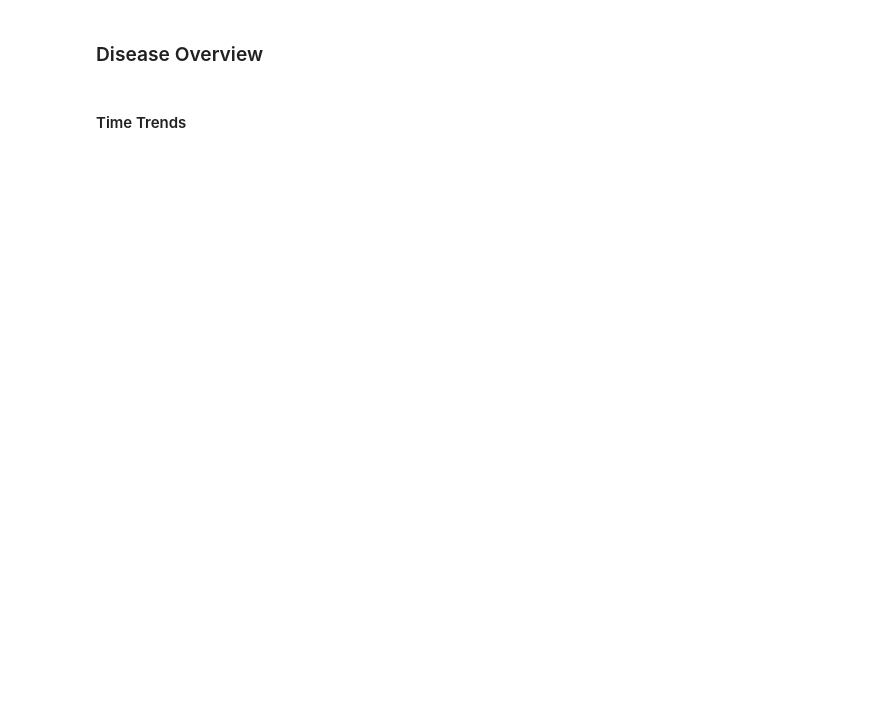
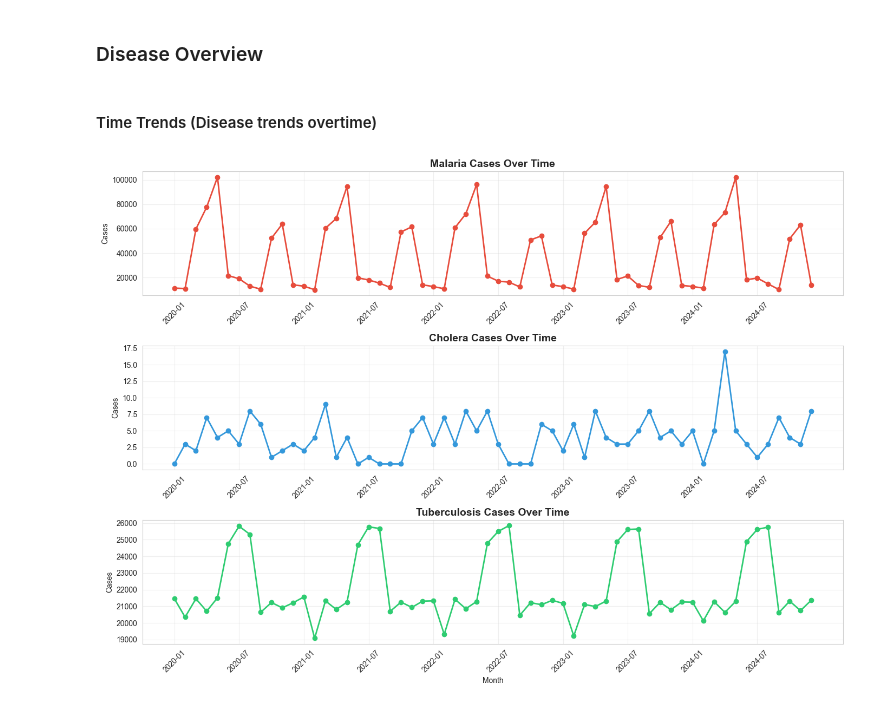
Before and after one commit to Don-Alvin/afrihealth-disease-surveillance, a Jupyter notebook: notebooks/01_exploratory_data_analysis.ipynb, the cells around one changed output. Cells and saved outputs as stored; diff of their text form; code cells hidden in the pictures; blank space fills up the shorter version.

```diff
--- a/notebooks/01_exploratory_data_analysis.ipynb
+++ b/notebooks/01_exploratory_data_analysis.ipynb
@@ -86,4 +112,34 @@ country_summary = reports_geo.groupby('country_name').agg({
 })
 country_summary['fatality_rate_pct'] = ((country_summary['deaths'] / country_summary['new_cases']) * 100).round(2)
 # %% [markdown]
-#### Time Trends
+#### Time Trends (Disease trends overtime)
+# %%
+# Monthly aggregation
+reports['year_month'] = reports['report_date'].dt.to_period('M')
+monthly_cases = reports.groupby(['year_month', 'disease'])['new_cases'].sum().reset_index()
+monthly_cases['year_month'] = monthly_cases['year_month'].astype('str')
+
+# Visualize
+fig, axes = plt.subplots(3, 1, figsize=(14, 10))
+diseases = ['Malaria', 'Cholera', 'Tuberculosis']
+colors = ['#e74c3c', '#3498db', '#2ecc71']
+
+for i, disease in enumerate(diseases):
+    ax = axes[i]
+    disease_data = monthly_cases[monthly_cases['disease'] == disease]
+
+    ax.plot(disease_data['year_month'], disease_data['new_cases'], marker='o', color = colors[i], linewidth=2)
+    ax.set_title(f'{disease} Cases Over Time', fontsize=14, fontweight='bold')
+    ax.set_ylabel('Cases')
+    ax.grid(True, alpha=0.3)
+
+    ax.tick_params(axis='x', rotation=45)
+    # Show every 6th label
+    ax.set_xticks(ax.get_xticks()[::6])
+
+plt.xlabel('Month')
+plt.tight_layout()
+plt.savefig('../src/images/time_trends.png')
+plt.show()
+# %% [output]
+[figure, added]
```
Also changed, not shown: parts of 7 cells of this notebook, 7 other files.
